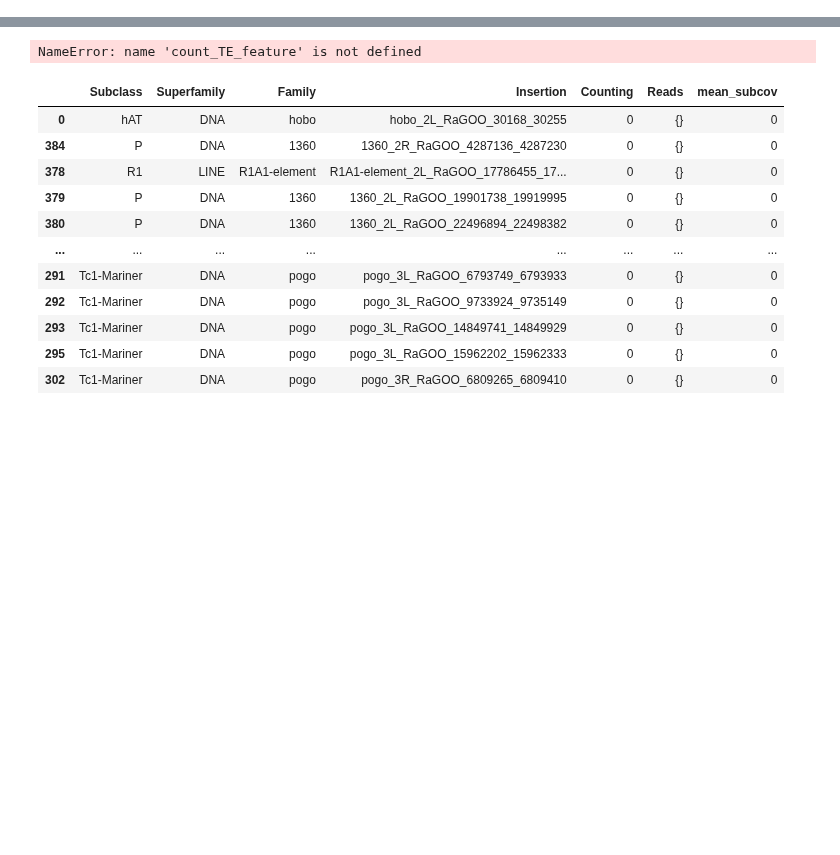
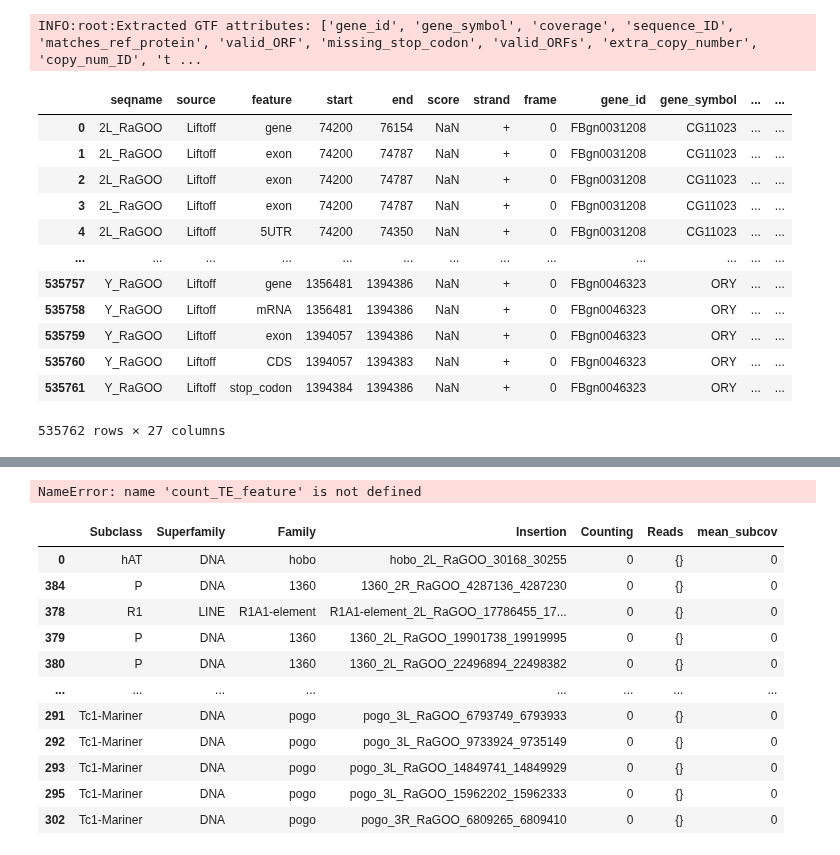
Before and after one commit to EricAmren/TE_LR_RNAseq, a Jupyter notebook: TE_LR_RNAseq_notebook.ipynb, the cells around one changed output, grey strips where cells are left out. Drawn from its saved outputs; the diff is of its cells as text; code cells hidden in the pictures; blank space fills up the shorter version.

```diff
--- a/TE_LR_RNAseq_notebook.ipynb
+++ b/TE_LR_RNAseq_notebook.ipynb
@@ -29 +31,7 @@ TE_ANNOTATIONS_FILE = "/data2/eric/TE_LR_RNAseq/Dm_Goth_10-1_insertions_vsTEdb.g
 # INSERTION_TABLE = "/data2/eric/TE_LR_RNAseq/data/dmgoth101_genome_alignments/insertion_table.tsv"
+# %%
+from gtfparse import read_gtf
+
+df = read_gtf(GENE_ANNOTATIONS_FILE)
+# %% [output]
+INFO:root:Extracted GTF attributes: ['gene_id', 'gene_symbol', 'coverage', 'sequence_ID', 'matches_ref_protein', 'valid_ORF', 'missing_stop_codon', 'valid_ORFs', 'extra_copy_number', 'copy_num_ID', 't ...
@@ -30,3 +41,19 @@ TE_ANNOTATIONS_FILE = "/data2/eric/TE_LR_RNAseq/Dm_Goth_10-1_insertions_vsTEdb.g
+# %%
+df
+# %% [output]
+|  | seqname | source | feature | start | end | score | strand | frame | gene_id | gene_symbol | ... | ... |
+| 0 | 2L_RaGOO | Liftoff | gene | 74200 | 76154 | NaN | + | 0 | FBgn0031208 | CG11023 | ... | ... |
+| 1 | 2L_RaGOO | Liftoff | exon | 74200 | 74787 | NaN | + | 0 | FBgn0031208 | CG11023 | ... | ... |
+| 2 | 2L_RaGOO | Liftoff | exon | 74200 | 74787 | NaN | + | 0 | FBgn0031208 | CG11023 | ... | ... |
+| 3 | 2L_RaGOO | Liftoff | exon | 74200 | 74787 | NaN | + | 0 | FBgn0031208 | CG11023 | ... | ... |
+| 4 | 2L_RaGOO | Liftoff | 5UTR | 74200 | 74350 | NaN | + | 0 | FBgn0031208 | CG11023 | ... | ... |
+| ... | ... | ... | ... | ... | ... | ... | ... | ... | ... | ... | ... | ... |
+| 535757 | Y_RaGOO | Liftoff | gene | 1356481 | 1394386 | NaN | + | 0 | FBgn0046323 | ORY | ... | ... |
+| 535758 | Y_RaGOO | Liftoff | mRNA | 1356481 | 1394386 | NaN | + | 0 | FBgn0046323 | ORY | ... | ... |
+| 535759 | Y_RaGOO | Liftoff | exon | 1394057 | 1394386 | NaN | + | 0 | FBgn0046323 | ORY | ... | ... |
+| 535760 | Y_RaGOO | Liftoff | CDS | 1394057 | 1394383 | NaN | + | 0 | FBgn0046323 | ORY | ... | ... |
+| 535761 | Y_RaGOO | Liftoff | stop_codon | 1394384 | 1394386 | NaN | + | 0 | FBgn0046323 | ORY | ... | ... |
+535762 rows × 27 columns
 # %%
 def read_TE_classification_file(TE_classification_file):
 	"""From a tsv table with 3 columns : Family, Class, Superfamily,
```
Also changed, not shown: parts of 5 cells of this notebook, 31 other files.
